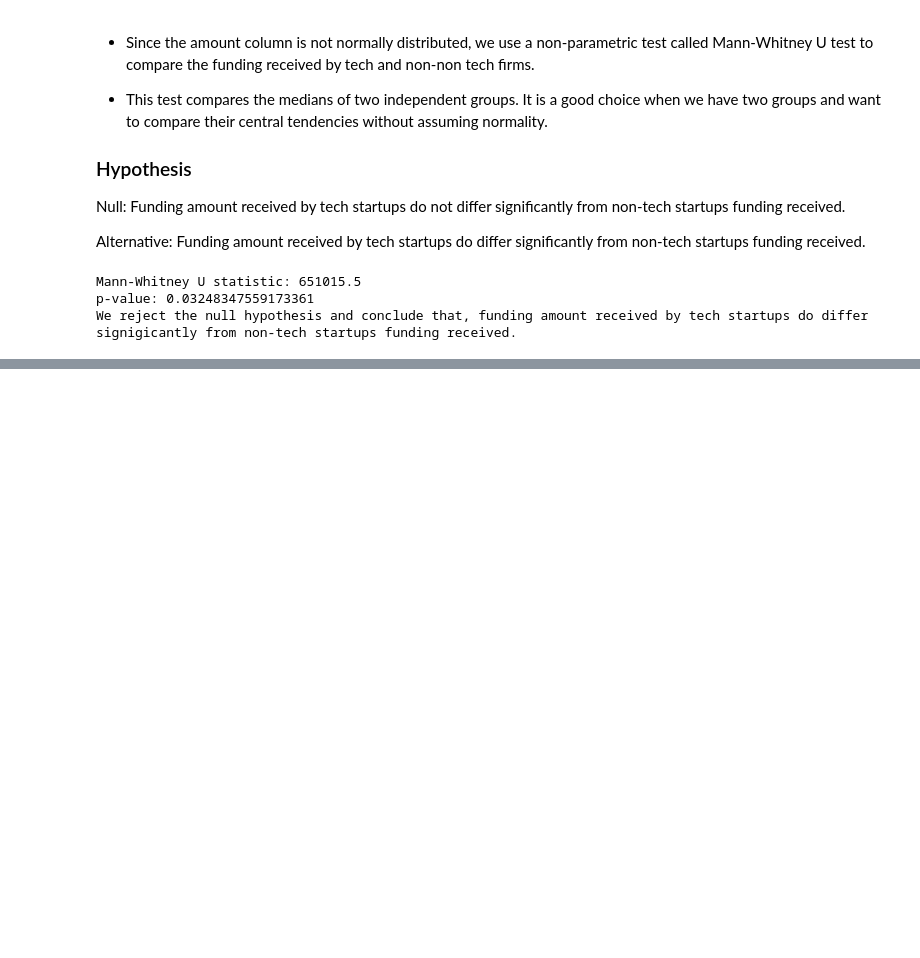
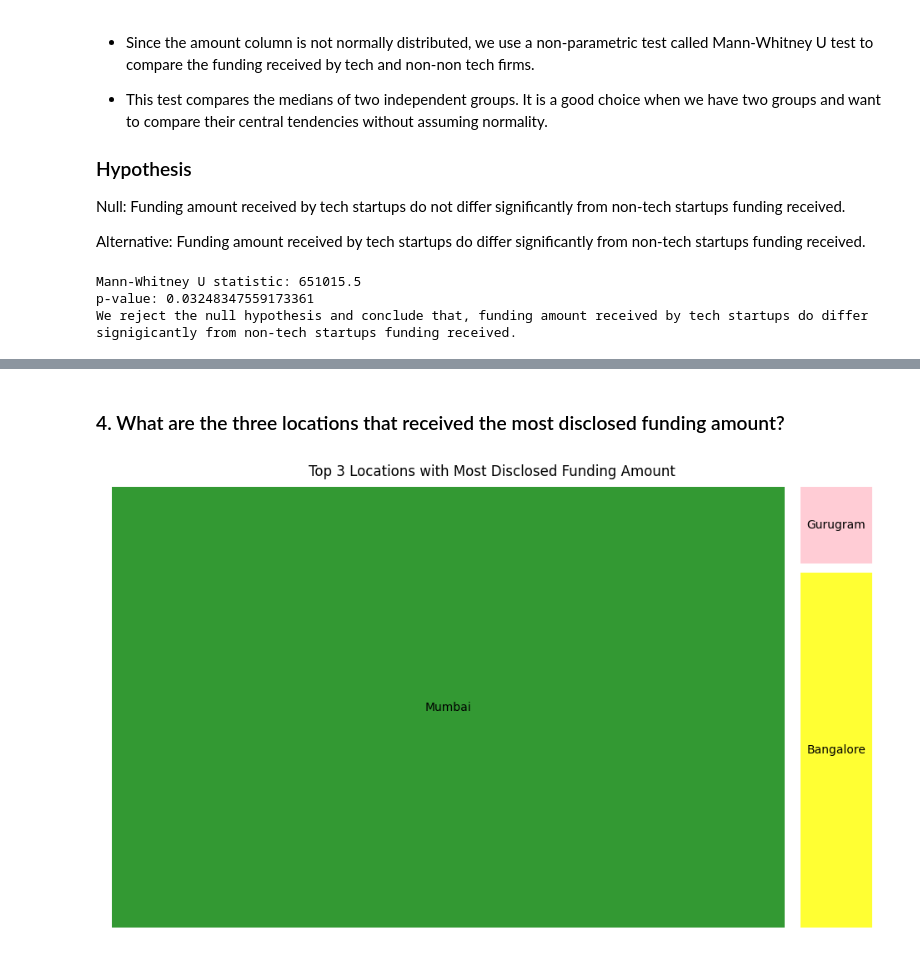
Before and after one commit to pk-aduyaw/Indian-startup-funding-analysis, a Jupyter notebook: indian_startup_funding_analysis.ipynb, the cells around one changed output, grey strips where cells are left out. Drawn from its saved outputs; the diff is of its cells as text; code cells hidden in the pictures; blank space fills up the shorter version.

```diff
--- a/indian_startup_funding_analysis.ipynb
+++ b/indian_startup_funding_analysis.ipynb
@@ -906,0 +962,18 @@ We reject the null hypothesis and conclude that, funding amount received by tech
+# %% [markdown]
+### 4. What are the three locations that received the most disclosed funding amount?
+# %%
+top_3_categories = full_df.groupby(by='HeadQuarter')['Amount($)'].sum().reset_index()
+top_3_categories_sort = top_3_categories.sort_values('Amount($)', ascending=False)
+plt.figure(figsize=(12,7))
+plt.ticklabel_format(style='plain', useOffset=False)
+
+
+colors = ['green', 'yellow', 'pink']
+sq.plot(sizes=top_3_categories_sort['Amount($)'].head(3),
+        label=top_3_categories_sort['HeadQuarter'].head(3),
+        pad= True,alpha=0.8,color=colors)
+plt.title('Top 3 Locations with Most Disclosed Funding Amount')
+plt.axis('off')
+plt.show()
+# %% [output]
+[figure, added]
```
Also changed, not shown: parts of 34 cells of this notebook.
